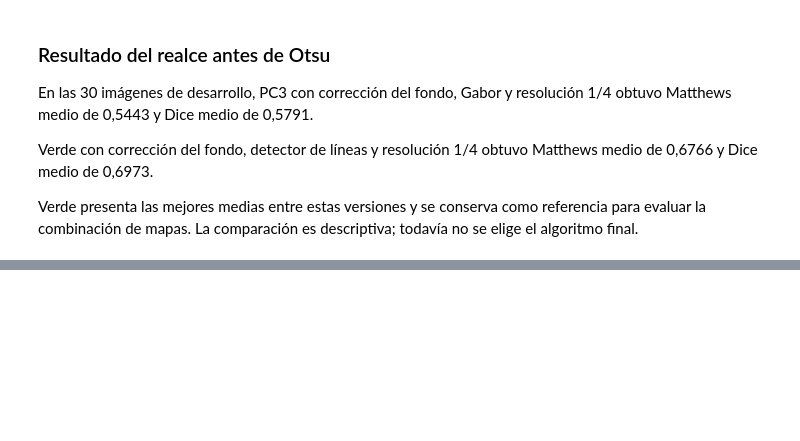
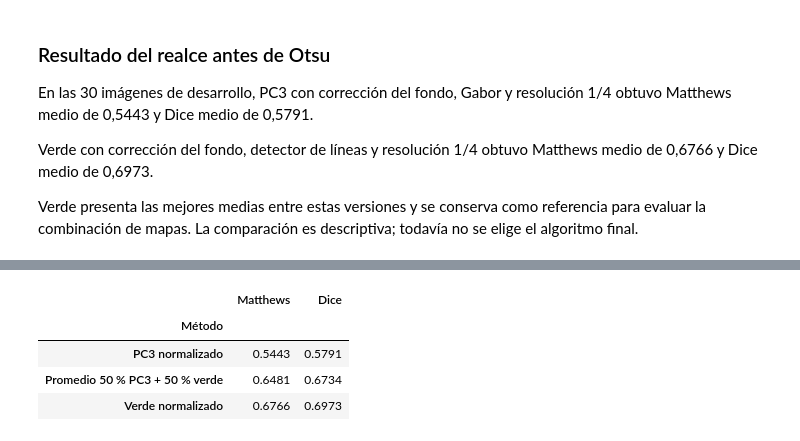
Before and after one commit to afrateitba/TP-PSI-G8, a Jupyter notebook: notebooks/05_segmentacion.ipynb, the cells around one changed output, grey strips where cells are left out. Cells and saved outputs as stored; diff of their text form; code cells hidden in the pictures; blank space fills up the shorter version.

Commit message:
Etapa 5: compara promedio de PC3 y verde con mapas individuales

```diff
--- a/notebooks/05_segmentacion.ipynb
+++ b/notebooks/05_segmentacion.ipynb
@@ -535,0 +547,80 @@ La comparación es descriptiva; todavía no se elige el algoritmo final.
+# %%
+import numpy as np
+
+def normalizar_mapa(mapa, campo):
+    """Normaliza entre 0 y 1 usando el campo automático."""
+    valores = mapa[campo]
+    minimo = valores.min()
+    amplitud = valores.max() - minimo
+
+    if amplitud == 0:
+        return np.zeros_like(mapa, dtype=np.float32)
+
+    return np.clip((mapa - minimo) / amplitud, 0, 1)
+
+
+filas_combinacion = []
+ruta_combinacion = RESULTS_DIR / "05_promedio_mapas_otsu.csv"
+
+for numero, imagen_id in enumerate(ids, start=1):
+    foto = load_image(imagen_id)
+    referencia = load_vessels(imagen_id)
+    campo_ref = load_fov(imagen_id)
+    campo_original = detect_fov_robust(foto)
+
+    mapas, campo_reducido, diametro = prepare_maps(
+        foto, list(filtros), factor=factor
+    )
+
+    puntuaciones = {}
+
+    for nombre, filtro in filtros.items():
+        corregido = corregir_fondo(
+            mapas[nombre],
+            campo_reducido,
+            sigma=sigma_rel * diametro,
+        )
+        corregido = fill_outside(corregido, campo_reducido)
+
+        realzado = apply_filter(filtro, corregido, diametro)
+        puntuacion = upscale(realzado, foto.shape[:2])
+
+        puntuaciones[nombre] = normalizar_mapa(
+            puntuacion, campo_original
+        )
+
+    candidatas = {
+        "PC3 normalizado": puntuaciones["PC3"],
+        "Verde normalizado": puntuaciones["Verde"],
+        "Promedio 50 % PC3 + 50 % verde": (
+            0.5 * puntuaciones["PC3"]
+            + 0.5 * puntuaciones["Verde"]
+        ),
+    }
+
+    for nombre, puntuacion in candidatas.items():
+        mascara, umbral = segmentar_otsu(
+            puntuacion, campo_original
+        )
+
+        filas_combinacion.append({
+            "Imagen": imagen_id,
+            "Método": nombre,
+            "Matthews": matthews(mascara, referencia, campo_ref),
+            "Dice": dice(mascara, referencia, campo_ref),
+        })
+
+    tabla_combinacion = pd.DataFrame(filas_combinacion)
+    tabla_combinacion.to_csv(ruta_combinacion, index=False)
+
+    print(
+        f"{numero}/{len(ids)} terminada: {imagen_id}",
+        flush=True
+    )
+
+display(
+    tabla_combinacion.groupby("Método")[["Matthews", "Dice"]]
+    .mean()
+    .round(4)
+)
+# %% [output]
@@ -535,0 +644,5 @@ La comparación es descriptiva; todavía no se elige el algoritmo final.
+|  | Matthews | Dice |
+| Método |  |  |
+| PC3 normalizado | 0.5443 | 0.5791 |
+| Promedio 50 % PC3 + 50 % verde | 0.6481 | 0.6734 |
+| Verde normalizado | 0.6766 | 0.6973 |
```
Also changed, not shown: parts of 3 cells of this notebook.
